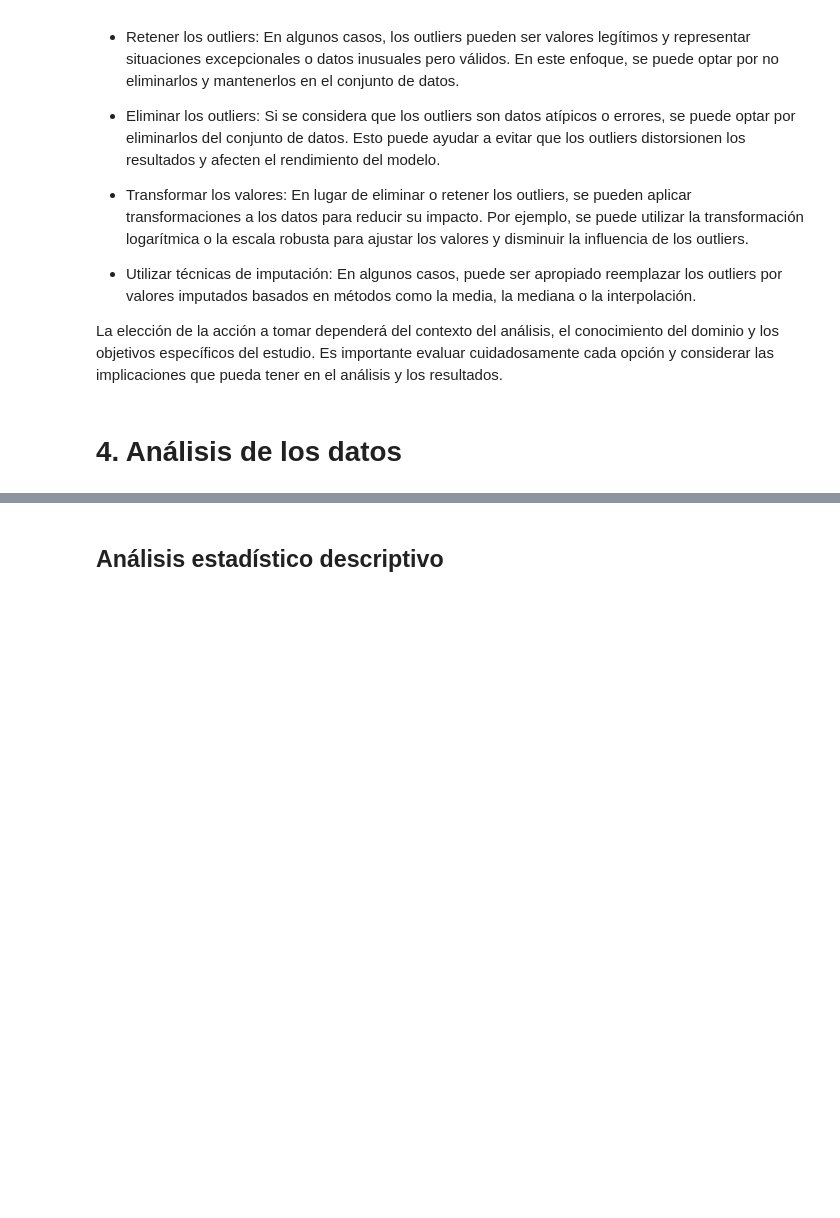
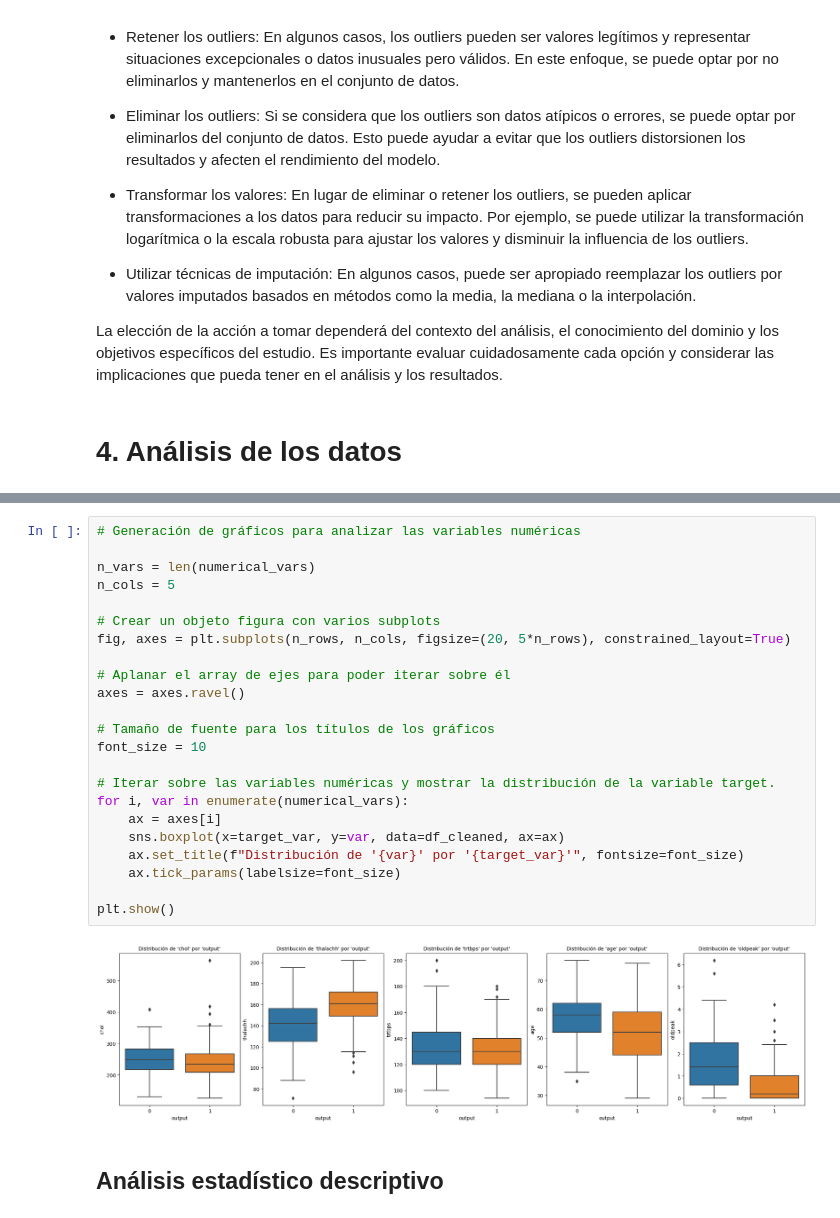
Before and after one commit to OscarTienda/heart-attack-analysis-prection, a Jupyter notebook: code/heart-attack-analysis-prediction.ipynb, the cells around one changed output, grey strips where cells are left out. Cells and saved outputs as stored; diff of their text form; blank space fills up the shorter version.

Commit message:
feat/_add_graphs_for_explorative_analysis_of_numerical_variables

```diff
--- a/code/heart-attack-analysis-prediction.ipynb
+++ b/code/heart-attack-analysis-prediction.ipynb
@@ -374,6 +382,31 @@ plt.tight_layout()
 plt.show()
 # %% [output]
 [figure]
+# %%
+# Generación de gráficos para analizar las variables numéricas
+
+n_vars = len(numerical_vars)
+n_cols = 5
+
+# Crear un objeto figura con varios subplots
+fig, axes = plt.subplots(n_rows, n_cols, figsize=(20, 5*n_rows), constrained_layout=True)
+
+# Aplanar el array de ejes para poder iterar sobre él
+axes = axes.ravel()
+
+# Tamaño de fuente para los títulos de los gráficos
+font_size = 10
+
+# Iterar sobre las variables numéricas y mostrar la distribución de la variable target.
+for i, var in enumerate(numerical_vars):
+    ax = axes[i]
+    sns.boxplot(x=target_var, y=var, data=df_cleaned, ax=ax)
+    ax.set_title(f"Distribución de '{var}' por '{target_var}'", fontsize=font_size)
+    ax.tick_params(labelsize=font_size)
+
+plt.show()
+# %% [output]
+[figure, added]
 # %% [markdown]
 ## Análisis estadístico descriptivo
 # %%
```
Also changed, not shown: parts of 3 cells of this notebook.
